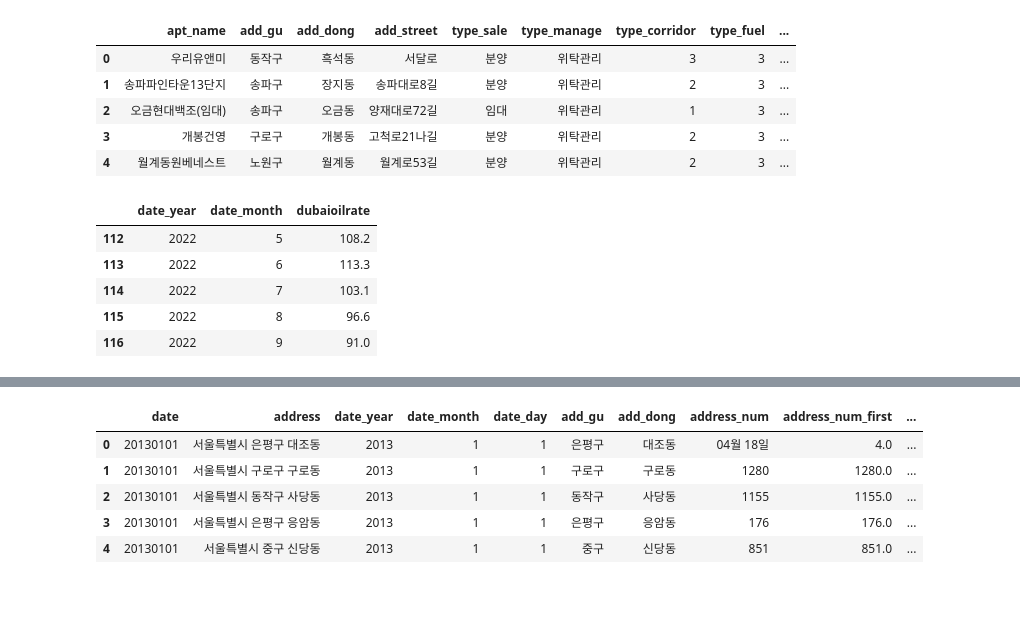
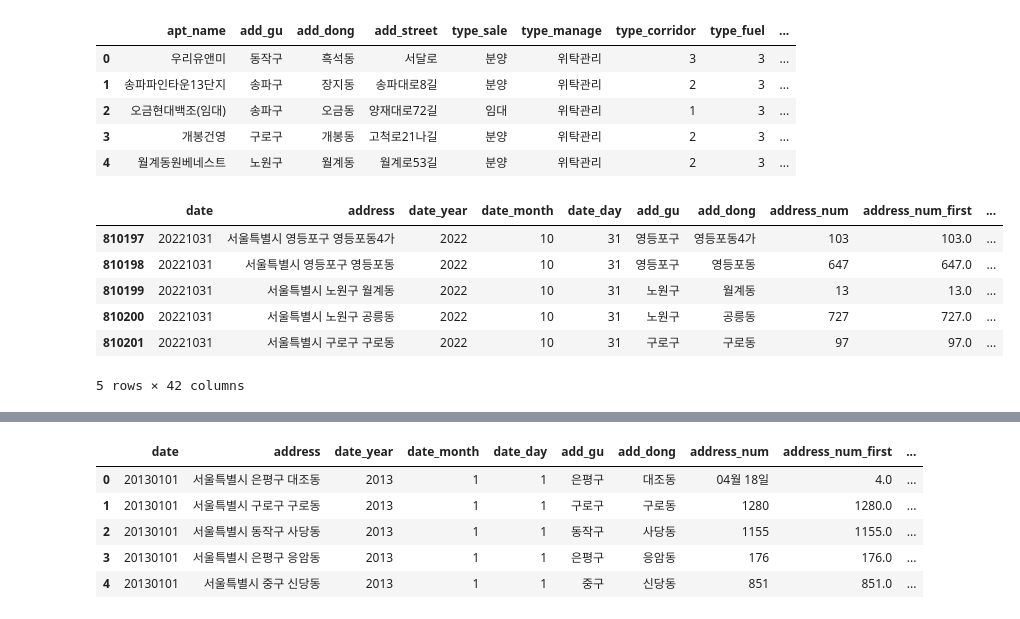
Before and after one commit to Jesimsim/ds-section2-project, a Jupyter notebook: section2_project_practice.ipynb, the cells around one changed output, grey strips where cells are left out. Drawn from its saved outputs; the diff is of its cells as text; code cells hidden in the pictures.

```diff
--- a/section2_project_practice.ipynb
+++ b/section2_project_practice.ipynb
@@ -823,26 +834,27 @@ df['newrate'] = df['baserate'] * df['cpi']
 # -동북권(도봉 노원 강북 성북 동대문 중랑 성동 광진)
 # -서북권(은평 서대문 마포 종로 중구 용산)
 
-lst_southeast = ['서초구', '강남구', '송파구','관악구']
+lst_southeast = ['서초구', '강남구', '송파구','관악구','강동구']
 lst_southwest = ['강서구', '양천구', '구로구','영등포구','동작구','관악구','금천구']
 lst_northeast = ['도봉구', '노원구', '강북구','성북구','동대문구','중랑구','성동구','광진구']
 lst_notrhwest = ['은평구', '서대문구', '마포구','종로구','중구','용산구']
 
 search = '|'.join(lst_southeast)
-result = df[df['add_gu'].str.contains(search)]
-df.loc[list(result.add_gu.index), 'zone'] = 1
+result1 = df[df['add_gu'].str.contains(search)]
+df.loc[list(result1.add_gu.index), 'zone'] = 1
 
 search = '|'.join(lst_southwest)
-result = df[df['add_gu'].str.contains(search)]
-df.loc[list(result.add_gu.index), 'zone'] = 2
+result2 = df[df['add_gu'].str.contains(search)]
+df.loc[list(result2.add_gu.index), 'zone'] = 2
 
 search = '|'.join(lst_northeast)
-result = df[df['add_gu'].str.contains(search)]
-df.loc[list(result.add_gu.index), 'zone'] = 3
+result3 = df[df['add_gu'].str.contains(search)]
+df.loc[list(result3.add_gu.index), 'zone'] = 3
 
 search = '|'.join(lst_notrhwest)
-result = df[df['add_gu'].str.contains(search)]
-df.loc[list(result.add_gu.index), 'zone'] = 4
+result4 = df[df['add_gu'].str.contains(search)]
+df.loc[list(result4.add_gu.index), 'zone'] = 4
+
 
 
 # 구 인코딩 / 순위 설정하기
@@ -982,12 +998,35 @@ df_aptinfo.head()
 | 2 | 오금현대백조(임대) | 송파구 | 오금동 | 양재대로72길 | 임대 | 위탁관리 | 1 | 3 | ... |
 | 3 | 개봉건영 | 구로구 | 개봉동 | 고척로21나길 | 분양 | 위탁관리 | 2 | 3 | ... |
 | 4 | 월계동원베네스트 | 노원구 | 월계동 | 월계로53길 | 분양 | 위탁관리 | 2 | 3 | ... |
+# %%
+# 국제유가 병합
+filename = '국제유가.csv' #월별 국제유가
+df_dubaioil = pd.read_csv(filename, encoding='cp949',encoding_errors='ignore',engine='python').T.iloc[2:,0].reset_index()
+# df_dubaioil['date_year'] = df_dubaioil['index'].split('\.')[0]
+df_dubaioil['date_year'] = None
+df_dubaioil['date_month'] = None
+for i in range(0, df_dubaioil.shape[0]):
+  df_dubaioil.iloc[i, -2] = df_dubaioil['index'].str.split('\.')[i][0]
+  df_dubaioil.iloc[i, -1] = df_dubaioil['index'].str.split('\.')[i][1]
+
+df_dubaioil = df_dubaioil[['date_year','date_month',0]]
+df_dubaioil = df_dubaioil.rename(columns={0:'dubaioilrate'})
+
+#없는데이터추가
+df2_add = pd.DataFrame({'date_year' : ['2022', '2022'], 'date_month' : ['10', '11'], 'dubaioilrate' : ['90.9', '86.9']})
+df_dubaioil = df_dubaioil.append(df2_add, ignore_index = True)
+
+df_dubaioil = df_dubaioil.astype({'date_year':'int','date_month':'int'})
+df_dubaioil = df_dubaioil.astype({'date_year':'str','date_month':'str'})
+df = df.astype({'date_year':'str','date_month':'str'})
+df = pd.merge(df, df_dubaioil, how='left', left_on=['date_year','date_month'], right_on=['date_year','date_month'])
 # %%
-df_dubaioil.tail()
+df.tail()
 # %% [output]
-|  | date_year | date_month | dubaioilrate |
-| 112 | 2022 | 5 | 108.2 |
-| 113 | 2022 | 6 | 113.3 |
-| 114 | 2022 | 7 | 103.1 |
-| 115 | 2022 | 8 | 96.6 |
-| 116 | 2022 | 9 | 91.0 |
+|  | date | address | date_year | date_month | date_day | add_gu | add_dong | address_num | address_num_first | ... |
+| 810197 | 20221031 | 서울특별시 영등포구 영등포동4가 | 2022 | 10 | 31 | 영등포구 | 영등포동4가 | 103 | 103.0 | ... |
+| 810198 | 20221031 | 서울특별시 영등포구 영등포동 | 2022 | 10 | 31 | 영등포구 | 영등포동 | 647 | 647.0 | ... |
+| 810199 | 20221031 | 서울특별시 노원구 월계동 | 2022 | 10 | 31 | 노원구 | 월계동 | 13 | 13.0 | ... |
+| 810200 | 20221031 | 서울특별시 노원구 공릉동 | 2022 | 10 | 31 | 노원구 | 공릉동 | 727 | 727.0 | ... |
+| 810201 | 20221031 | 서울특별시 구로구 구로동 | 2022 | 10 | 31 | 구로구 | 구로동 | 97 | 97.0 | ... |
+5 rows × 42 columns
```
Also changed, not shown: parts of 40 cells of this notebook.
